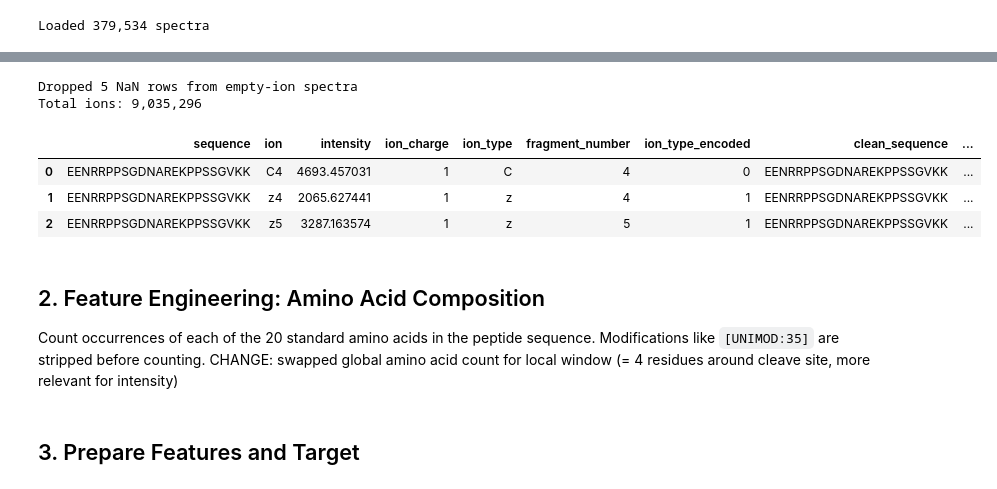
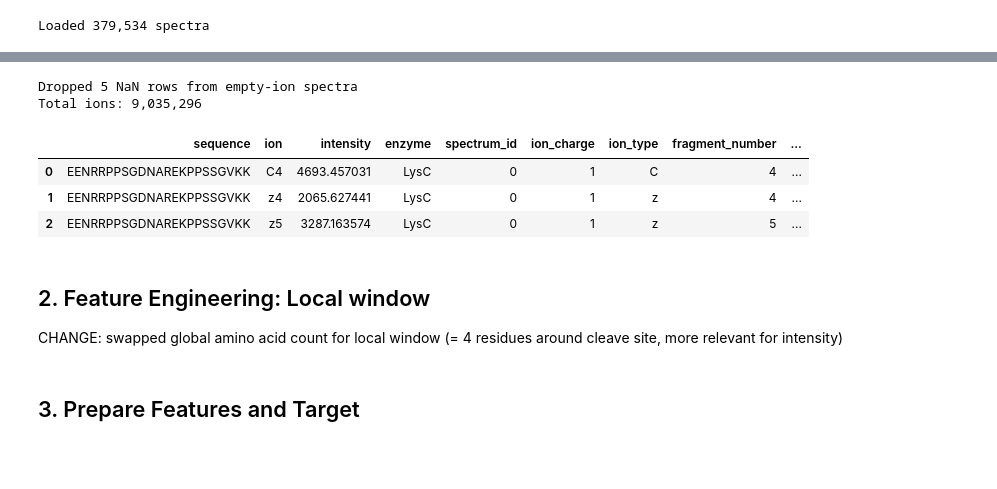
Before and after one commit to j-salama/PBL-fragment-intensity-prediction, a Jupyter notebook: 02-model.ipynb, the cells around one changed output, grey strips where cells are left out. Cells and saved outputs as stored; diff of their text form; code cells hidden in the pictures; blank space fills up the shorter version.

Commit message:
local window feature, enzyme feature

```diff
--- a/02-model.ipynb
+++ b/02-model.ipynb
@@ -18,7 +15,25 @@ from src.metrics import spectral_angle
 ## 1. Load & Parse Data
 Rebuild the long-format `ion_df` from the raw parquet (same logic as EDA notebook).
 # %%
-df = pd.read_parquet("data_for_student.parquet")
+df = pd.read_parquet("../data_for_student.parquet")
 print(f"Loaded {len(df):,} spectra")
 # %% [output]
 Loaded 379,534 spectra
+# %%
+
+# get enzyme from raw_file
+enzyme_map = {
+    'LysC': 'LysC',
+    'chymo': 'chymo',
+    'LysN': 'LysN',
+    'tryps': 'tryps',
+    'GluC': 'GluC',
+}
+def extract_enzyme(raw_file):
+    for name in enzyme_map:
+        if name in raw_file:
+            return name
+    return 'Unknown'
+
+df['enzyme'] = df['raw_file'].apply(extract_enzyme)
+print(df['enzyme'].value_counts())
@@ -25,8 +48,9 @@ Loaded 379,534 spectra
 # %%
-# Explode matched_ions and intensity into long format
-ion_df = df[['modified_sequence', 'matched_ions', 'intensity']].copy()
+# Explode matched_ions and intensity into long format, preserving original index
+ion_df = df[['modified_sequence', 'matched_ions', 'intensity', 'enzyme']].copy()
+ion_df['spectrum_id'] = ion_df.index  # Keep a record of the unique spectrum key
 ion_df = ion_df.explode(['matched_ions', 'intensity']).reset_index(drop=True)
-ion_df.columns = ['sequence', 'ion', 'intensity']
+ion_df.columns = ['sequence', 'ion', 'intensity', 'enzyme', 'spectrum_id']
 
 # Drop rows from spectra with empty matched_ions lists (explode turns these into NaN)
 n_before = len(ion_df)
@@ -37,41 +61,39 @@ ion_df['intensity'] = ion_df['intensity'].astype(float)
 
 # Parse ion string into type, fragment number, charge
 ion_df['ion_charge'] = ion_df['ion'].str.extract(r'\^(\d+)').fillna(1).astype(int)
 ion_df['ion_type']   = ion_df['ion'].str[0]
 
 fn = ion_df['ion'].str.extract(r'[A-Za-z]+(\d+)')[0]
 n_unparsed = fn.isna().sum()
 if n_unparsed:
     print(f"Dropping {n_unparsed:,} ions with unparseable fragment number")
     ion_df = ion_df[fn.notna()].copy()
     fn = fn[fn.notna()]
 ion_df['fragment_number'] = fn.astype(int)
 
 # Encode ion type — include both 'c' and 'C' since ECD notation varies by tool
 ion_type_map = {'c': 0, 'C': 0, 'z': 1, 'Z': 2}
 ion_df['ion_type_encoded'] = ion_df['ion_type'].map(ion_type_map)
 assert ion_df['ion_type_encoded'].notna().all(), (
     f"Unknown ion types found:\n{ion_df[ion_df['ion_type_encoded'].isna()]['ion_type'].value_counts()}"
 )
 
 # Peptide length on clean sequence (strip modification tags like [UNIMOD:35])
 ion_df['clean_sequence'] = ion_df['sequence'].str.replace(r'\[.*?\]', '', regex=True)
 ion_df['pep_length'] = ion_df['clean_sequence'].str.len()
 ion_df['relative_position'] = ion_df['fragment_number'] / ion_df['pep_length']
 
 print(f"Total ions: {len(ion_df):,}")
 ion_df.head(3)
 # %% [output]
 Dropped 5 NaN rows from empty-ion spectra
 Total ions: 9,035,296
-|  | sequence | ion | intensity | ion_charge | ion_type | fragment_number | ion_type_encoded | clean_sequence | ... |
-| 0 | EENRRPPSGDNAREKPPSSGVKK | C4 | 4693.457031 | 1 | C | 4 | 0 | EENRRPPSGDNAREKPPSSGVKK | ... |
-| 1 | EENRRPPSGDNAREKPPSSGVKK | z4 | 2065.627441 | 1 | z | 4 | 1 | EENRRPPSGDNAREKPPSSGVKK | ... |
-| 2 | EENRRPPSGDNAREKPPSSGVKK | z5 | 3287.163574 | 1 | z | 5 | 1 | EENRRPPSGDNAREKPPSSGVKK | ... |
+|  | sequence | ion | intensity | enzyme | spectrum_id | ion_charge | ion_type | fragment_number | ... |
+| 0 | EENRRPPSGDNAREKPPSSGVKK | C4 | 4693.457031 | LysC | 0 | 1 | C | 4 | ... |
+| 1 | EENRRPPSGDNAREKPPSSGVKK | z4 | 2065.627441 | LysC | 0 | 1 | z | 4 | ... |
+| 2 | EENRRPPSGDNAREKPPSSGVKK | z5 | 3287.163574 | LysC | 0 | 1 | z | 5 | ... |
 # %% [markdown]
-## 2. Feature Engineering: Amino Acid Composition
-Count occurrences of each of the 20 standard amino acids in the peptide sequence.
-Modifications like `[UNIMOD:35]` are stripped before counting.
+## 2. Feature Engineering: Local window
 CHANGE: swapped global amino acid count for local window (= 4 residues around cleave site, more relevant for intensity)
 # %%
 AA_INDEX = {aa: idx for idx, aa in enumerate('ACDEFGHIKLMNPQRSTVWY')}
```
Also changed, not shown: parts of 13 cells of this notebook.
